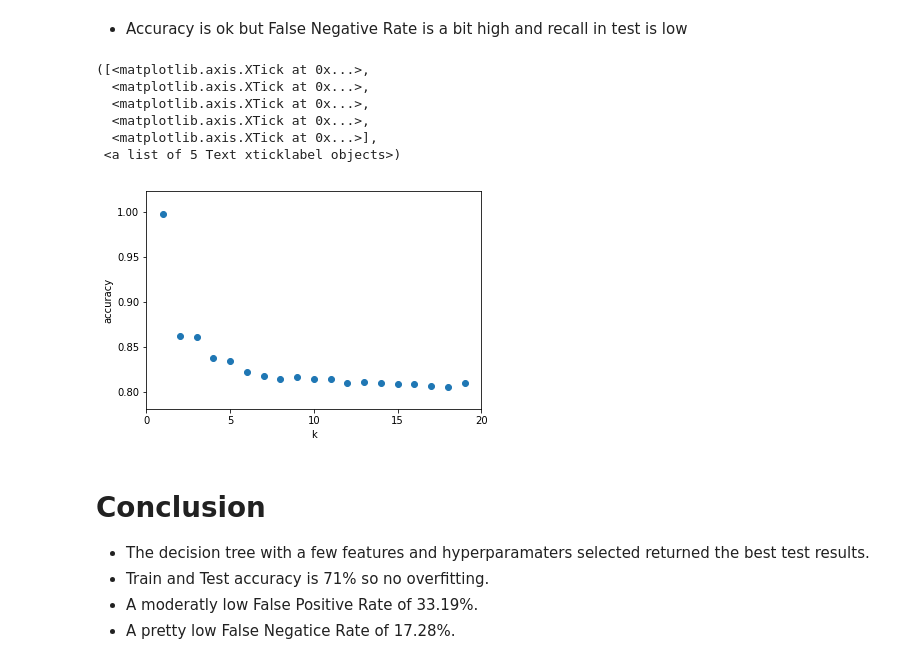
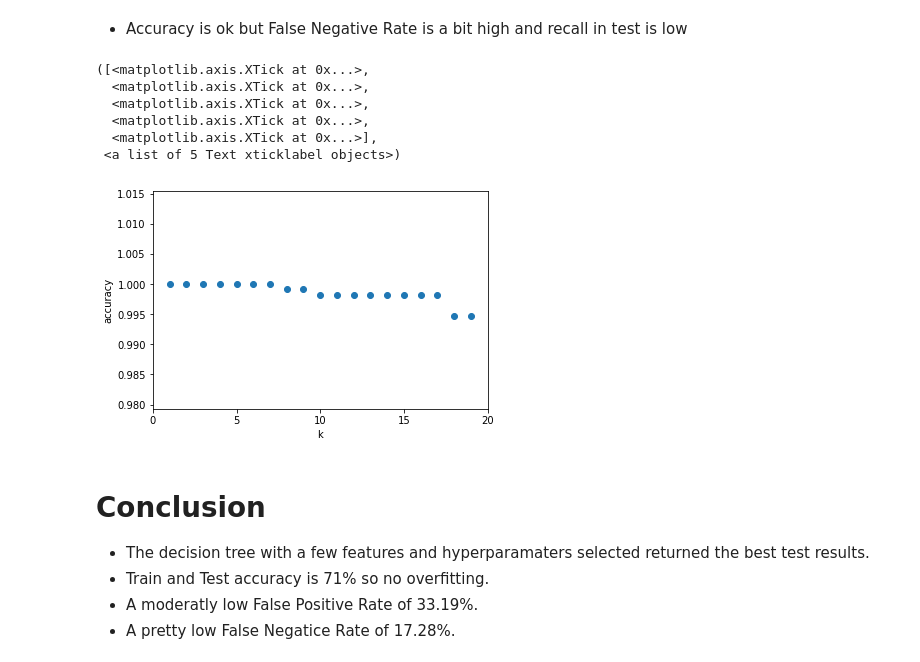
Before and after one commit to classification-project-steven-nicole/classification_project, a Jupyter notebook: classification_project_SN.ipynb, the cells around one changed output. Drawn from its saved outputs; the diff is of its cells as text; code cells hidden in the pictures.

```diff
--- a/classification_project_SN.ipynb
+++ b/classification_project_SN.ipynb
@@ -309,9 +296,9 @@ test = test.drop(columns= [
 
 logis = LogisticRegression(random_state=123)
 
-logis.fit(train, y_train)
+logis.fit(train.drop(columns=['customer_id'], axis=1), y_train)
 
-y_pred_logis = logis.predict(train)
+y_pred_logis = logis.predict(train.drop(columns=['customer_id'], axis=1))
 
 print('Confusion Matrix \n')
 cm_fancy = pd.DataFrame(confusion_matrix(y_train, y_pred_logis),
@@ -322,7 +309,7 @@ print('\nClassification Report - Train \n')
 print(classification_report(y_train, y_pred_logis))
 
 print('\nAccuracy of Decision Tree classifier on training set: {:.2f}'
-     .format(logis.score(train, y_train)))
+     .format(logis.score(train.drop(columns=['customer_id'], axis=1), y_train)))
 
 cm = confusion_matrix(y_train, y_pred_logis)
 tn = cm[0,0]
@@ -333,13 +320,13 @@ total = cm.sum()
 print('False Positive Rate: {:.2f}'.format((fp/(fp + tn))*100))
 print('False Negatice Rate: {:.2f}\n'.format((fn/(fn + tp))*100))
 
-y_pred_logis_test = logis.predict(test)
+y_pred_logis_test = logis.predict(test.drop(columns=['customer_id'], axis=1))
 
 print('\nClassification Report - Test \n')
 print(classification_report(y_test, y_pred_logis_test))
 
 print('Accuracy of Decision Tree classifier on test set: {:.2f}'
-     .format(logis.score(test, y_test)))
+     .format(logis.score(test.drop(columns=['customer_id'], axis=1), y_test)))
 # %% [output]
 Confusion Matrix
 
@@ -433,9 +420,9 @@ Accuracy of Decision Tree classifier on test set: 0.71
 
 dtc = DecisionTreeClassifier(random_state=123)
 
-dtc.fit(train, y_train)
+dtc.fit(train.drop(columns=['customer_id'], axis=1), y_train)
 
-y_pred_dtc = dtc.predict(train)
+y_pred_dtc = dtc.predict(train.drop(columns=['customer_id'], axis=1))
 
 print('Confusion Matrix \n')
 cm_fancy = pd.DataFrame(confusion_matrix(y_train, y_pred_dtc),
@@ -446,7 +433,7 @@ print('\nClassification Report - Train \n')
 print(classification_report(y_train, y_pred_dtc))
 
 print('\nAccuracy of Decision Tree classifier on training set: {:.2f}'
-     .format(dtc.score(train, y_train)))
+     .format(dtc.score(train.drop(columns=['customer_id'], axis=1), y_train)))
 
 cm = confusion_matrix(y_train, y_pred_dtc)
 tn = cm[0,0]
@@ -457,13 +444,13 @@ total = cm.sum()
 print('False Positive Rate: {:.2f}'.format((fp/(fp + tn))*100))
 print('False Negatice Rate: {:.2f}\n'.format((fn/(fn + tp))*100))
 
-y_pred_dtc_test = dtc.predict(test)
+y_pred_dtc_test = dtc.predict(test.drop(columns=['customer_id'], axis=1))
 
 print('\nClassification Report - Test \n')
 print(classification_report(y_test, y_pred_dtc_test))
 
 print('Accuracy of Decision Tree classifier on test set: {:.2f}'
-     .format(dtc.score(test, y_test)))
+     .format(dtc.score(test.drop(columns=['customer_id'], axis=1), y_test)))
 # %% [output]
 Confusion Matrix
 
@@ -589,9 +590,9 @@ graph.view(cleanup=True)
 
 rfc = RandomForestClassifier(random_state=123)
 
-rfc.fit(train, y_train)
+rfc.fit(train.drop(columns=['customer_id'], axis=1), y_train)
 
-y_pred_rfc = rfc.predict(train)
+y_pred_rfc = rfc.predict(train.drop(columns=['customer_id'], axis=1))
 
 print('Confusion Matrix \n')
 cm_fancy = pd.DataFrame(confusion_matrix(y_train, y_pred_rfc),
@@ -602,7 +603,7 @@ print('\nClassification Report - Train \n')
 print(classification_report(y_train, y_pred_rfc))
 
 print('\nAccuracy of Decision Tree classifier on training set: {:.2f}'
-     .format(rfc.score(train, y_train)))
+     .format(rfc.score(train.drop(columns=['customer_id'], axis=1), y_train)))
 
 cm = confusion_matrix(y_train, y_pred_rfc)
 tn = cm[0,0]
@@ -613,13 +614,13 @@ total = cm.sum()
 print('False Positive Rate: {:.2f}'.format((fp/(fp + tn))*100))
 print('False Negatice Rate: {:.2f}\n'.format((fn/(fn + tp))*100))
 
-y_pred_rfc_test = rfc.predict(test)
+y_pred_rfc_test = rfc.predict(test.drop(columns=['customer_id'], axis=1))
 
 print('\nClassification Report - Test \n')
 print(classification_report(y_test, y_pred_rfc_test))
 
 print('Accuracy of Decision Tree classifier on test set: {:.2f}'
-     .format(rfc.score(test, y_test)))
+     .format(rfc.score(test.drop(columns=['customer_id'], axis=1), y_test)))
 # %% [output]
 Confusion Matrix
 
@@ -719,9 +720,9 @@ Accuracy of Decision Tree classifier on test set: 0.76
 
 knn = KNeighborsClassifier()
 
-knn.fit(train, y_train)
+knn.fit(train.drop(columns=['customer_id'], axis=1), y_train)
 
-y_pred_knn = knn.predict(train)
+y_pred_knn = knn.predict(train.drop(columns=['customer_id'], axis=1))
 
 print('Confusion Matrix \n')
 cm_fancy = pd.DataFrame(confusion_matrix(y_train, y_pred_knn),
@@ -732,7 +733,7 @@ print('\nClassification Report - Train \n')
 print(classification_report(y_train, y_pred_knn))
 
 print('\nAccuracy of Decision Tree classifier on training set: {:.2f}'
-     .format(knn.score(train, y_train)))
+     .format(knn.score(train.drop(columns=['customer_id'], axis=1), y_train)))
 
 cm = confusion_matrix(y_train, y_pred_knn)
 tn = cm[0,0]
@@ -743,13 +744,13 @@ total = cm.sum()
 print('False Positive Rate: {:.2f}'.format((fp/(fp + tn))*100))
 print('False Negatice Rate: {:.2f}\n'.format((fn/(fn + tp))*100))
 
-y_pred_knn_test = knn.predict(test)
+y_pred_knn_test = knn.predict(test.drop(columns=['customer_id'], axis=1))
 
 print('\nClassification Report - Test \n')
 print(classification_report(y_test, y_pred_knn_test))
 
 print('Accuracy of Decision Tree classifier on test set: {:.2f}'
-     .format(knn.score(test, y_test)))
+     .format(knn.score(test.drop(columns=['customer_id'], axis=1), y_test)))
 # %% [output]
 Confusion Matrix
 
@@ -839,25 +840,25 @@ Accuracy of Decision Tree classifier on test set: 0.73
 # %%
 # Printing a graph of accuracy for each addition k neighbor
 
 k_range = range(1, 20)
 scores = []
 for k in k_range:
     knn = KNeighborsClassifier(n_neighbors = k)
-    knn.fit(train, y_train)
-    scores.append(knn.score(train, y_train))
+    knn.fit(train.drop(columns=['customer_id'], axis=1), y_train)
+    scores.append(knn.score(train.drop(columns=['customer_id'], axis=1), y_train))
 plt.figure()
 plt.xlabel('k')
 plt.ylabel('accuracy')
 plt.scatter(k_range, scores)
 plt.xticks([0,5,10,15,20])
 # %% [output]
 ([<matplotlib.axis.XTick at 0x...>,
   <matplotlib.axis.XTick at 0x...>,
   <matplotlib.axis.XTick at 0x...>,
   <matplotlib.axis.XTick at 0x...>,
   <matplotlib.axis.XTick at 0x...>],
  <a list of 5 Text xticklabel objects>)
-[figure, old version]
+[figure, new version]
 # %% [markdown]
 # Conclusion
 
```
Also changed, not shown: parts of 23 cells of this notebook.
